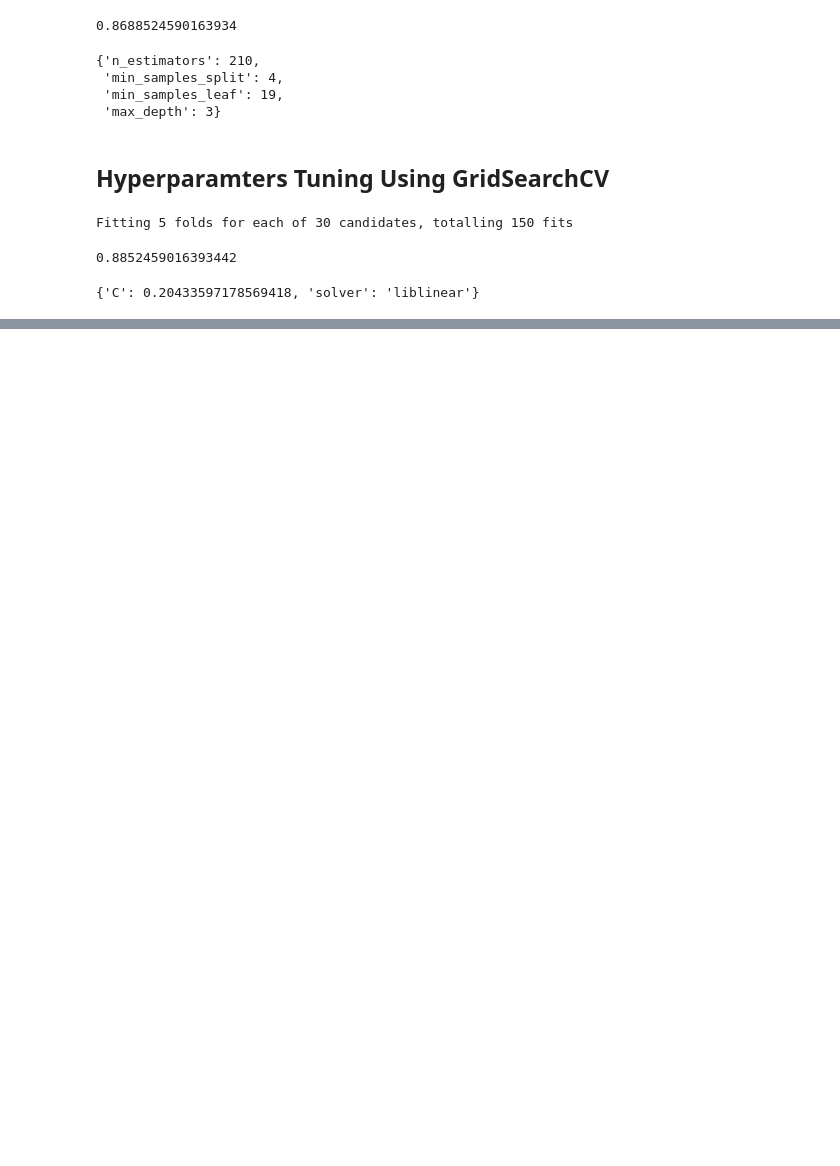
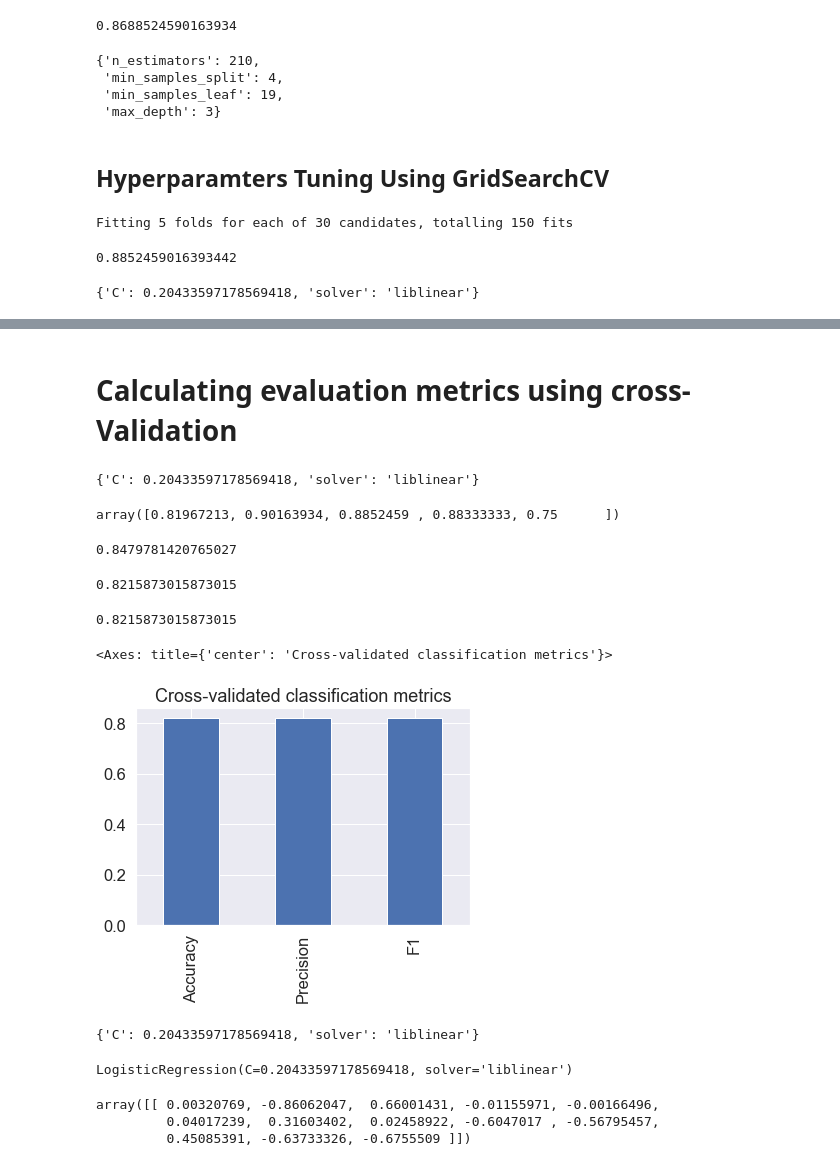
Before and after one commit to AchrafBOURASS/Machine-Learning-, a Jupyter notebook: Heart_Disease_Classification.ipynb, the cells around one changed output, grey strips where cells are left out. Drawn from its saved outputs; the diff is of its cells as text; code cells hidden in the pictures; blank space fills up the shorter version.

```diff
--- a/Heart_Disease_Classification.ipynb
+++ b/Heart_Disease_Classification.ipynb
@@ -458,0 +502,6 @@ gs_log_reg.best_params_
+# %% [markdown]
+# Calculating evaluation metrics using cross-Validation
+# %%
+gs_log_reg.best_params_
+# %% [output]
+{'C': 0.20433597178569418, 'solver': 'liblinear'}
@@ -458,0 +510,43 @@ gs_log_reg.best_params_
+# %%
+cv_acc=cross_val_score(clf, x, y, cv=5, scoring="accuracy")
+cv_acc
+# %% [output]
+array([0.81967213, 0.90163934, 0.8852459 , 0.88333333, 0.75      ])
+# %%
+cv_acc=np.mean(cv_acc)
+cv_acc
+# %% [output]
+0.8479781420765027
+# %%
+cv_pres=cross_val_score(clf, x, y, cv=5, scoring="precision")
+cv_pres=np.mean(cv_acc)
+cv_pres
+# %% [output]
+0.8215873015873015
+# %%
+cv_f1=cross_val_score(clf, x, y, cv=5, scoring="f1")
+cv_f1=np.mean(cv_acc)
+cv_f1
+# %% [output]
+0.8215873015873015
+# %%
+cv_metrics=pd.DataFrame({"Accuracy":cv_acc, "Precision":cv_pres, "F1":cv_f1}, index=[0])
+cv_metrics.T.plot.bar(title="Cross-validated classification metrics", legend=False)
+# %% [output]
+<Axes: title={'center': 'Cross-validated classification metrics'}>
+[figure, added]
+# %%
+gs_log_reg.best_params_
+# %% [output]
+{'C': 0.20433597178569418, 'solver': 'liblinear'}
+# %%
+clf=LogisticRegression(C=0.20433597178569418, solver="liblinear")
+clf.fit(x_train, y_train)
+# %% [output]
+LogisticRegression(C=0.20433597178569418, solver='liblinear')
+# %%
+clf.coef_
+# %% [output]
+array([[ 0.00320769, -0.86062047,  0.66001431, -0.01155971, -0.00166496,
+         0.04017239,  0.31603402,  0.02458922, -0.6047017 , -0.56795457,
+         0.45085391, -0.63733326, -0.6755509 ]])
```
Also changed, not shown: parts of 10 cells of this notebook.
